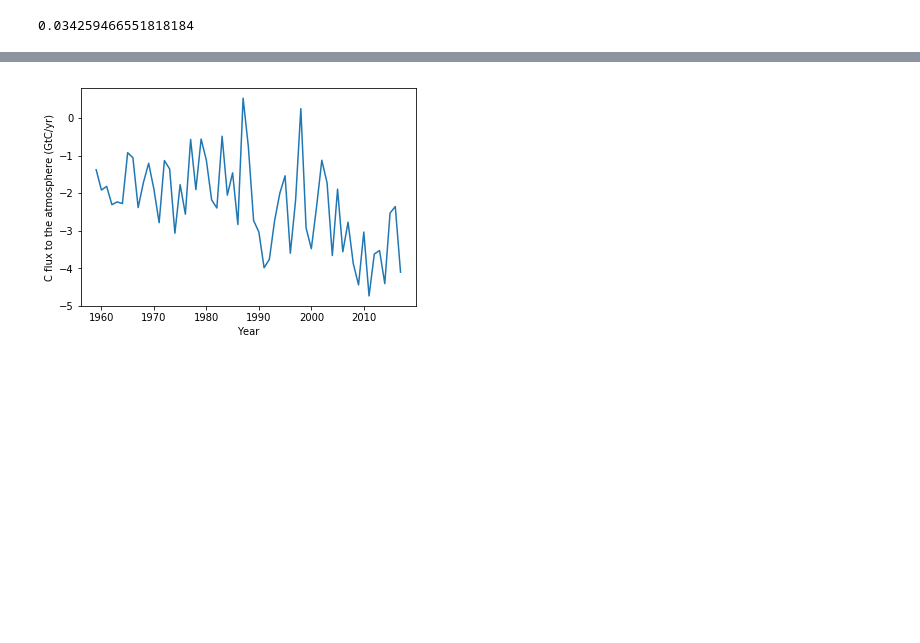
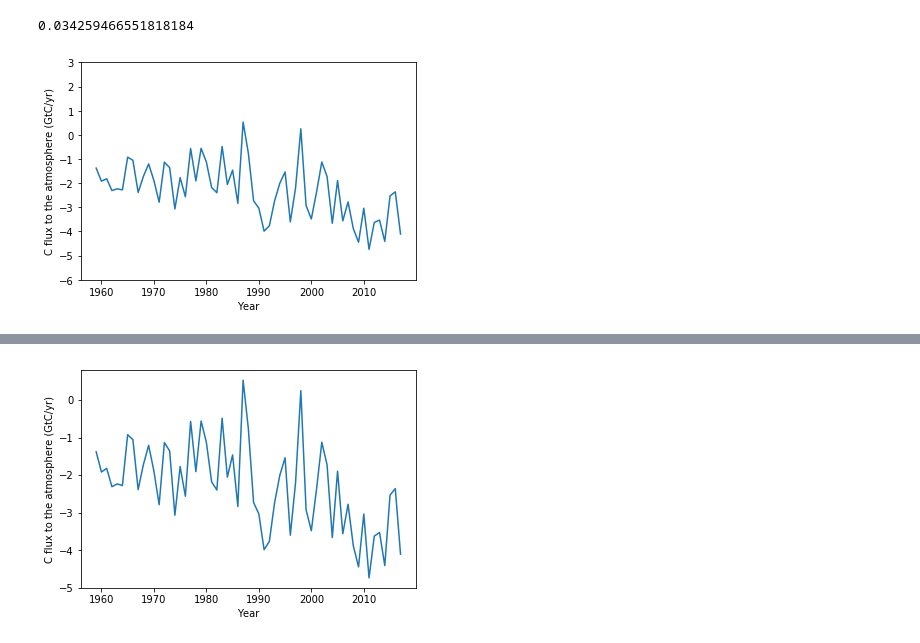
Before and after one commit to rursino/carbon-cycle-feedbacks, a Jupyter notebook: Peylin_flux/Notebooks/GCP.ipynb, the cells around one changed output, grey strips where cells are left out. Cells and saved outputs as stored; diff of their text form; code cells hidden in the pictures; blank space fills up the shorter version.

```diff
--- a/Peylin_flux/Notebooks/GCP.ipynb
+++ b/Peylin_flux/Notebooks/GCP.ipynb
@@ -259,3 +259,10 @@ def rolling_trend(data, window=10, r_plot=False):
         return roll_df, r_df
 
     return roll_df
+# %%
+land.plot()
+plt.ylabel('C flux to the atmosphere (GtC/yr)')
+plt.ylim([-6,3])
+plt.savefig("./GCB_land.png")
+# %% [output]
+[figure, added]
```
Also changed, not shown: parts of 2 cells of this notebook, 5 other files.
